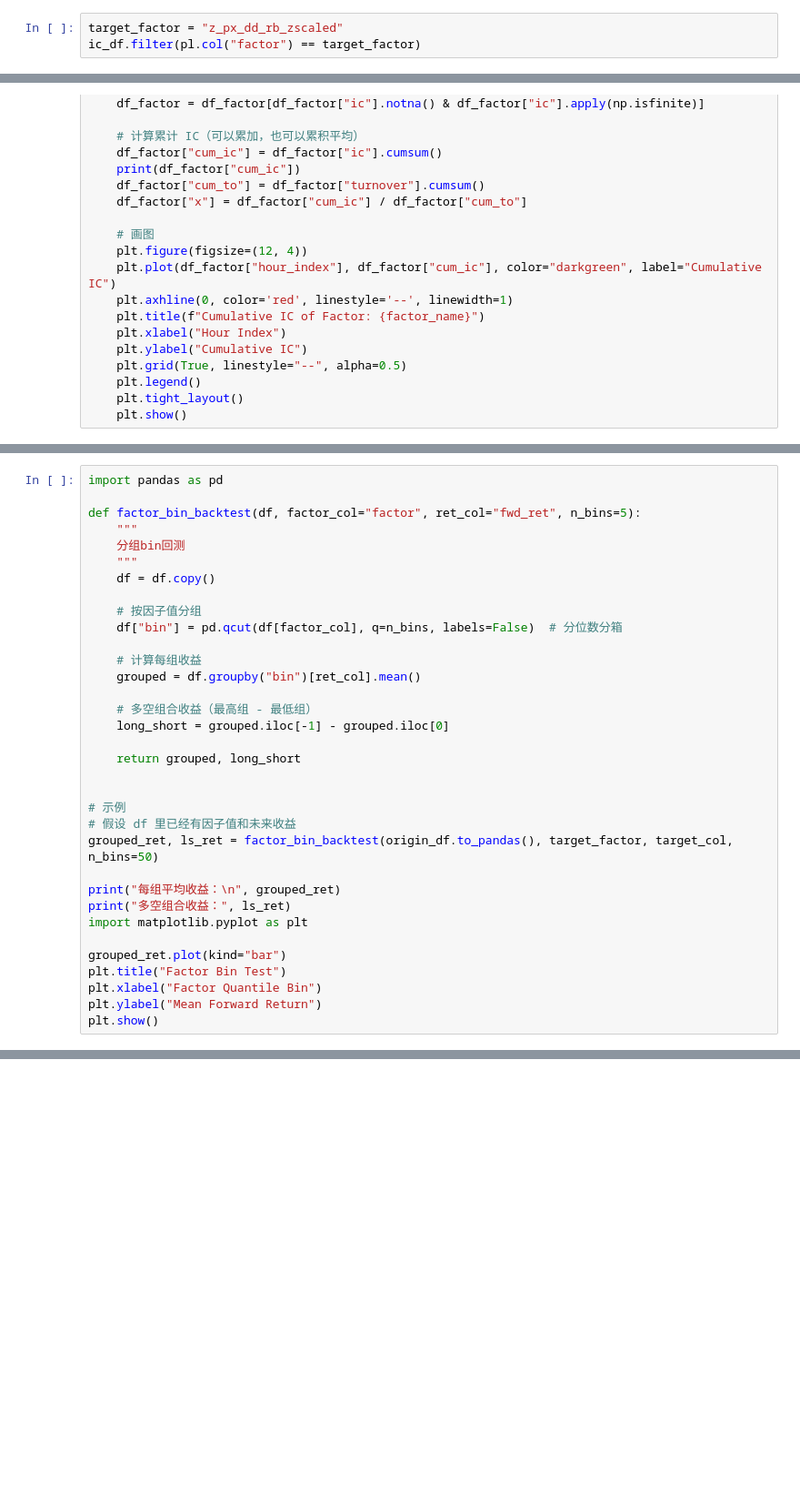
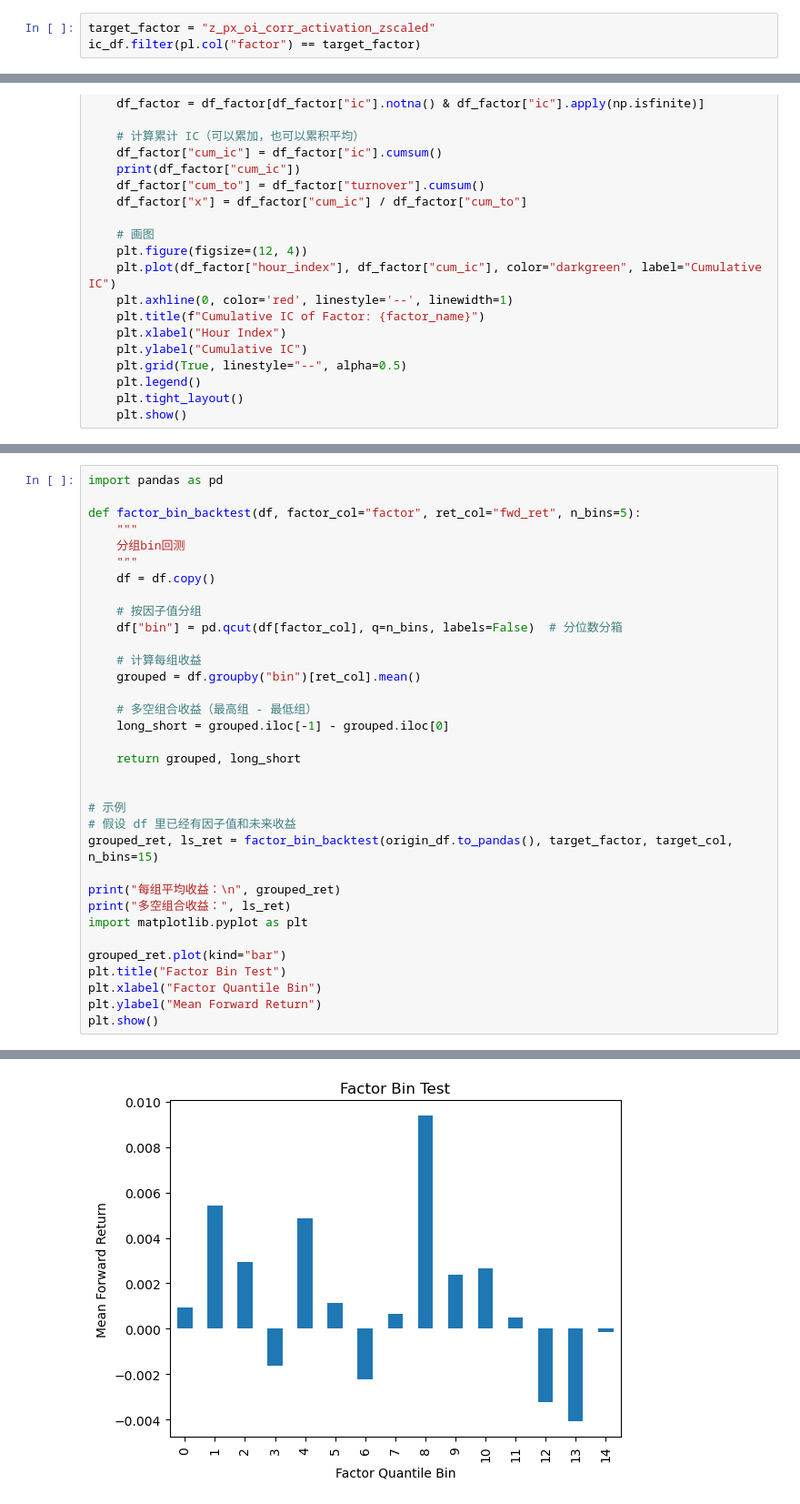
Before and after one commit to Lqz13Th/extrema_lab, a Jupyter notebook: feature_eng/feat_rnd_lab/feat_check.ipynb, the cells around one changed output, grey strips where cells are left out. Shown: that part at 91% size. Drawn from its saved outputs; the diff is of its cells as text; blank space fills up the shorter version.

Commit message:
update corr factor to sig

```diff
--- a/feature_eng/feat_rnd_lab/feat_check.ipynb
+++ b/feature_eng/feat_rnd_lab/feat_check.ipynb
@@ -164,3 +314,3 @@ hourly_ic_df
 # %%
-target_factor = "z_px_dd_rb_zscaled"
+target_factor = "z_px_oi_corr_activation_zscaled"
 ic_df.filter(pl.col("factor") == target_factor)
@@ -314,7 +489,7 @@ def factor_bin_backtest(df, factor_col="factor", ret_col="fwd_ret", n_bins=5):
 
 # 示例
 # 假设 df 里已经有因子值和未来收益
-grouped_ret, ls_ret = factor_bin_backtest(origin_df.to_pandas(), target_factor, target_col, n_bins=50)
+grouped_ret, ls_ret = factor_bin_backtest(origin_df.to_pandas(), target_factor, target_col, n_bins=15)
 
 print("每组平均收益：\n", grouped_ret)
 print("多空组合收益：", ls_ret)
@@ -325,3 +500,4 @@ plt.title("Factor Bin Test")
 plt.xlabel("Factor Quantile Bin")
 plt.ylabel("Mean Forward Return")
 plt.show()
+# %% [output]
@@ -328,3 +523,4 @@ plt.show()
+[figure, added]
 # %%
 import polars as pl
 import matplotlib.pyplot as plt
```
Also changed, not shown: parts of 19 cells of this notebook, 4 other files.
